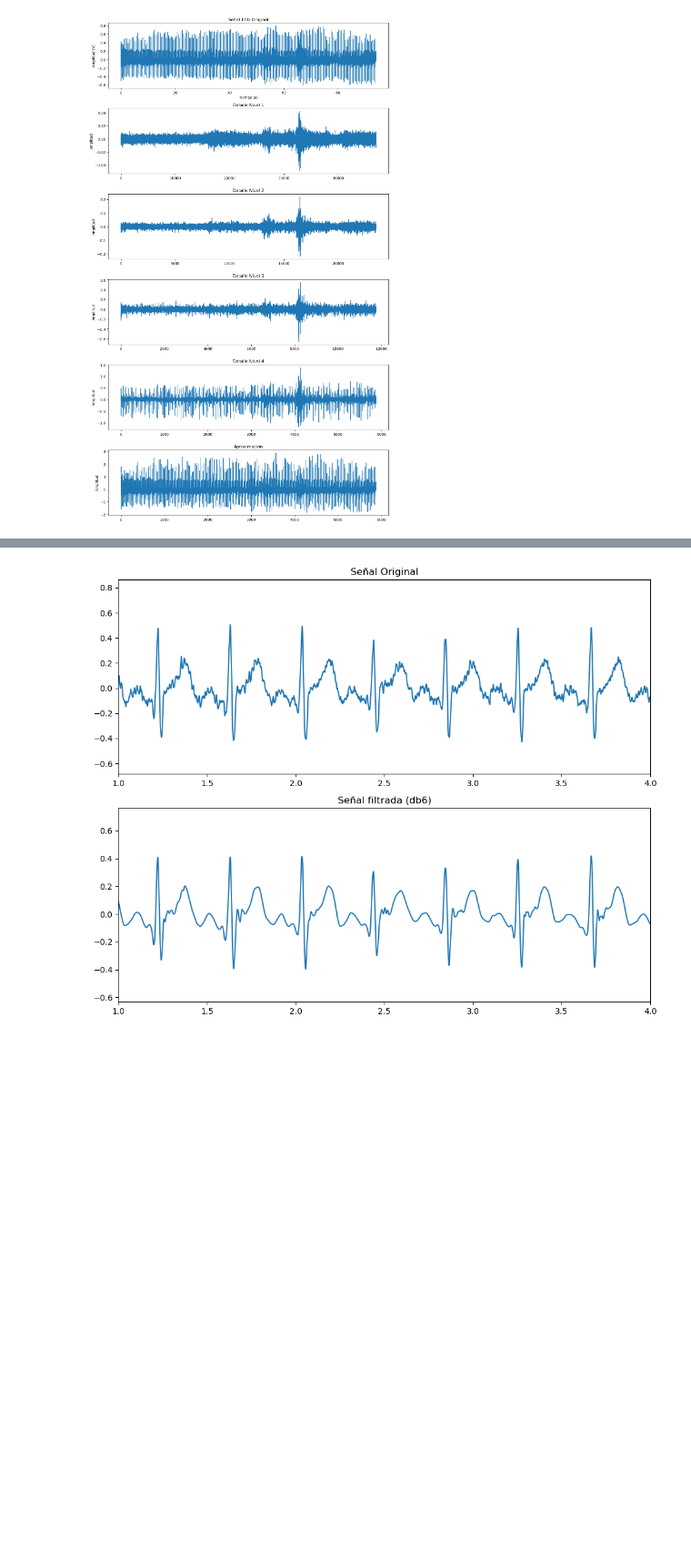
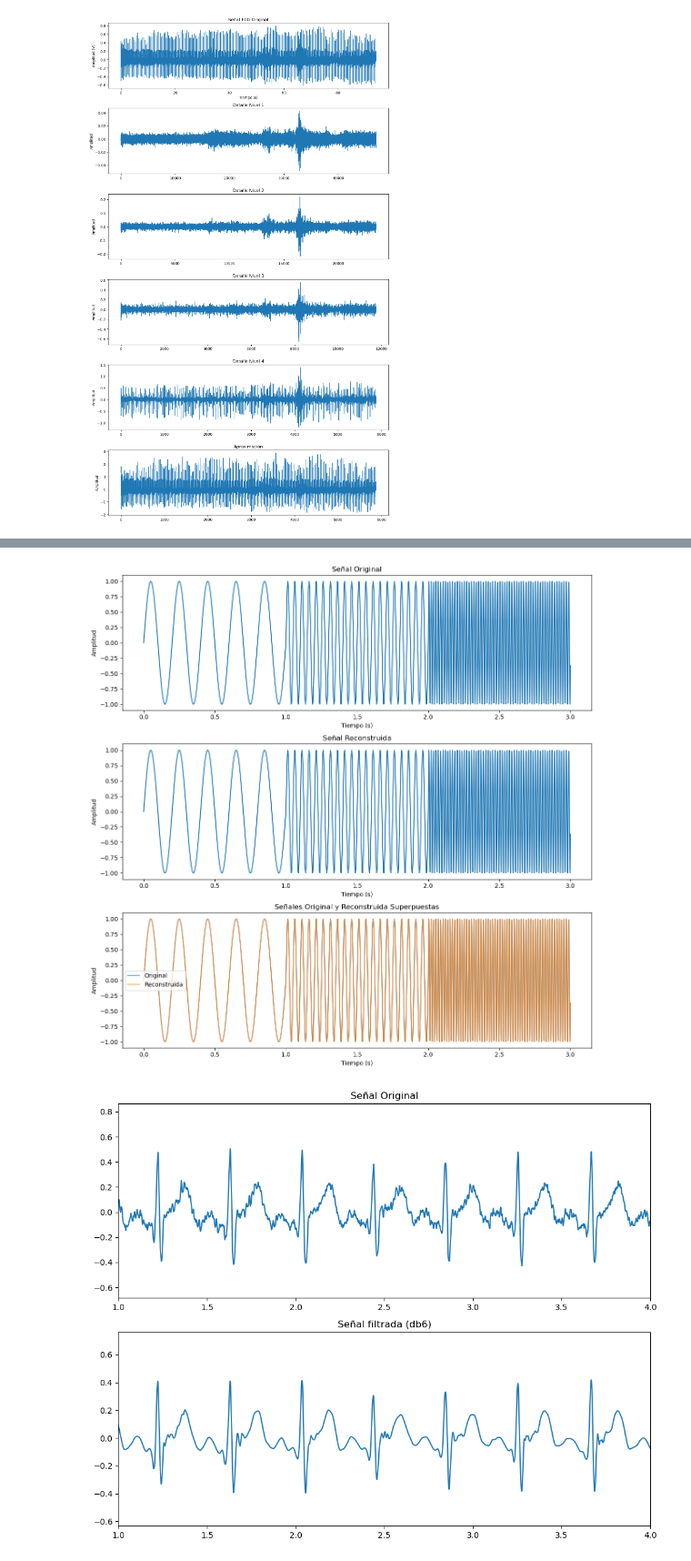
Before and after one commit to angelcebrianupch/GRUPO-02-ISB-2025-II, a Jupyter notebook: Laboratorios/Laboratorio 7 - Transformada Wavelenght/Codigo_ppt_ecg_correr.ipynb, the cells around one changed output, grey strips where cells are left out. Shown at 91% size. Drawn from its saved outputs; the diff is of its cells as text; code cells hidden in the pictures; blank space fills up the shorter version.

```diff
--- a/Laboratorios/Laboratorio 7 - Transformada Wavelenght/Codigo_ppt_ecg_correr.ipynb
+++ b/Laboratorios/Laboratorio 7 - Transformada Wavelenght/Codigo_ppt_ecg_correr.ipynb
@@ -285,3 +250,53 @@ plt.show()
+# %%
+import pywt
+import numpy as np
+
+# Suponiendo que tienes la señal original x definida como en tu código:
+# x = np.concatenate((x1, x2, x3))
+
+# 1. Descomposición en wavelets (DWT)
+niveles = 8
+coeficientes = pywt.wavedec(x, 'sym3', level=niveles)
+
+# 2. Reconstrucción de la señal a partir de los coeficientes
+x_rec = pywt.waverec(coeficientes, 'sym3')
+
+# Si la longitud de x_rec es mayor que x, recorta para igualar
+if len(x_rec) > len(x):
+    x_rec = x_rec[:len(x)]
+# Crear la figura con tres subplots verticales
+plt.figure(figsize=(12, 12))
+
+# Graficar la señal original
+plt.subplot(3, 1, 1)  # 3 filas, 1 columna, primer subplot
+plt.plot(np.concatenate((t1, t2, t3)), x)
+plt.title('Señal Original')
+plt.xlabel('Tiempo (s)')
+plt.ylabel('Amplitud')
+
+# Graficar la señal reconstruida
+plt.subplot(3, 1, 2)  # 3 filas, 1 columna, segundo subplot
+plt.plot(np.concatenate((t1, t2, t3)), x_rec)
+plt.title('Señal Reconstruida')
+plt.xlabel('Tiempo (s)')
+plt.ylabel('Amplitud')
+
+# Graficar ambas señales superpuestas
+plt.subplot(3, 1, 3)  # 3 filas, 1 columna, tercer subplot
+plt.plot(np.concatenate((t1, t2, t3)), x, label='Original', alpha=0.7)
+plt.plot(np.concatenate((t1, t2, t3)), x_rec, label='Reconstruida', alpha=0.7)
+plt.title('Señales Original y Reconstruida Superpuestas')
+plt.xlabel('Tiempo (s)')
+plt.ylabel('Amplitud')
+plt.legend()
+
+# Ajustar el espaciado entre subplots
+plt.tight_layout()
+
+# Mostrar la figura
+plt.show()
+# %% [output]
+[figure, added]
 # %%
 import pywt
 import matplotlib.pyplot as plt
```
Also changed, not shown: parts of 3 cells of this notebook.
